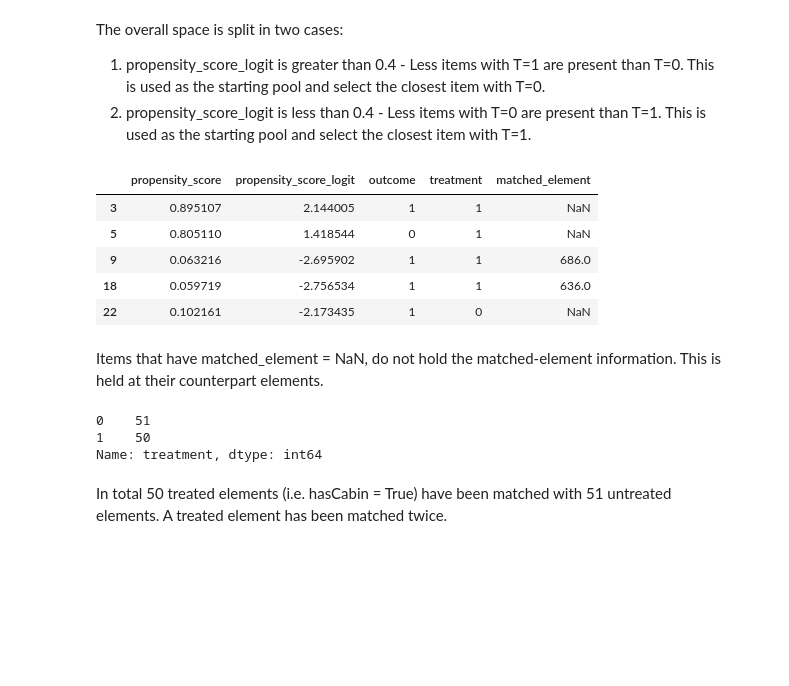
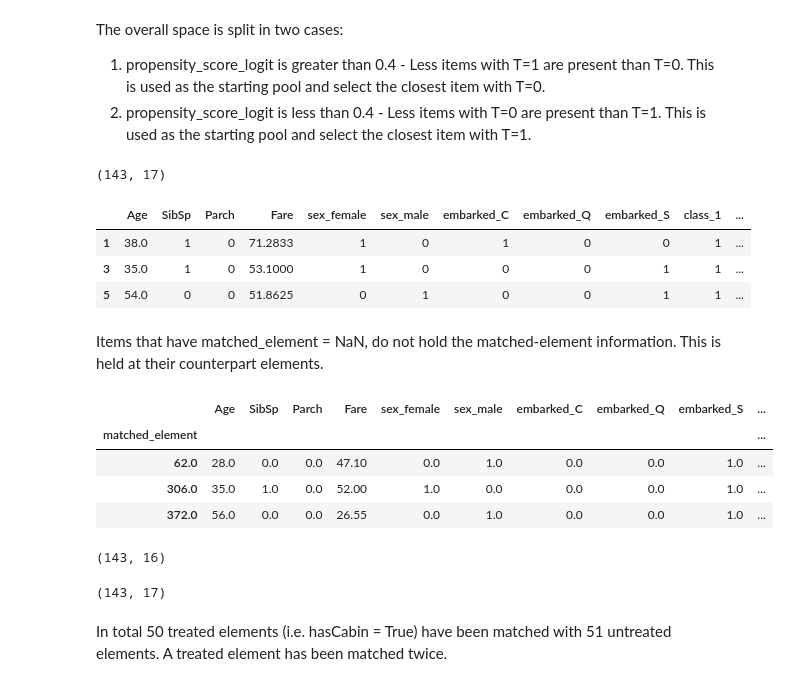
Before and after one commit to konosp/propensity-score-matching, a Jupyter notebook: propensity_score_matching_v2.ipynb, the cells around one changed output. Drawn from its saved outputs; the diff is of its cells as text; code cells hidden in the pictures; blank space fills up the shorter version.

```diff
--- a/propensity_score_matching_v2.ipynb
+++ b/propensity_score_matching_v2.ipynb
@@ -59,6 +62,7 @@ df = pd.read_csv('train.csv')
 # Elements are dropped for simplicity.
 df = df[~df.Age.isna()]
 df = df[~df.Embarked.isna()]
+df = df.reset_index()
 y = df[['Survived']]
 df = df.drop(columns = ['Survived'])
 # %% [markdown]
@@ -191,7 +169,8 @@ caliper = np.std(df_data.propensity_score) * 0.25
 
 print('\nCaliper (radius) is: {:.4f}\n'.format(caliper))
 
-df_data = X_encoded.loc[common_support].reset_index().rename(columns = {'index':'old_index'})
+# df_data = X_encoded.loc[common_support].reset_index().rename(columns = {'index':'old_index'})
+df_data = X_encoded #.loc[common_support].reset_index() # .rename(columns = {'index':'old_index'})
 
 knn = NearestNeighbors(n_neighbors=10 , p = 2, radius=caliper)
 knn.fit(df_data[['propensity_score_logit']].to_numpy())
@@ -247,2 +233,6 @@ df_data['matched_element'] = df_data.reset_index().apply(perfom_matching, axis =
+# %%
+df_data.loc[~df_data.matched_element.isna()].shape
+# %% [output]
+(143, 17)
 # %%
 treated_with_match = ~df_data.matched_element.isna()
@@ -254,17 +240,38 @@ matched_data = df_data.loc[all_matched_elements]
-# %%
-matched_data[['propensity_score','propensity_score_logit','outcome','treatment','matched_element']].head(5)
-# %% [output]
-|  | propensity_score | propensity_score_logit | outcome | treatment | matched_element |
-| 3 | 0.895107 | 2.144005 | 1 | 1 | NaN |
-| 5 | 0.805110 | 1.418544 | 0 | 1 | NaN |
-| 9 | 0.063216 | -2.695902 | 1 | 1 | 686.0 |
-| 18 | 0.059719 | -2.756534 | 1 | 1 | 636.0 |
-| 22 | 0.102161 | -2.173435 | 1 | 0 | NaN |
+# %%
+treated_matched_data = df_data[treated_with_match][df_data.columns]
+treated_matched_data.head(3)
+# %% [output]
+|  | Age | SibSp | Parch | Fare | sex_female | sex_male | embarked_C | embarked_Q | embarked_S | class_1 | ... |
+| 1 | 38.0 | 1 | 0 | 71.2833 | 1 | 0 | 1 | 0 | 0 | 1 | ... |
+| 3 | 35.0 | 1 | 0 | 53.1000 | 1 | 0 | 0 | 0 | 1 | 1 | ... |
+| 5 | 54.0 | 0 | 0 | 51.8625 | 0 | 1 | 0 | 0 | 1 | 1 | ... |
 # %% [markdown]
 Items that have matched_element = NaN, do not hold the matched-element information. This is held at their counterpart elements.
-# %%
-matched_data.treatment.value_counts()
-# %% [output]
-0    51
-1    50
-Name: treatment, dtype: int64
+# %%
+def obtain_match_details(row, all_data, attribute):
+    return all_data.loc[row.matched_element][attribute]
+
+untreated_matched_data = pd.DataFrame(data = treated_matched_data.matched_element)
+
+attributes = ['Age', 'SibSp', 'Parch', 'Fare', 'sex_female', 'sex_male', 'embarked_C',
+       'embarked_Q', 'embarked_S', 'class_1', 'class_2', 'class_3',
+       'propensity_score', 'propensity_score_logit', 'outcome', 'treatment']
+for attr in attributes:
+    untreated_matched_data[attr] = untreated_matched_data.apply(obtain_match_details, axis = 1, all_data = df_data, attribute = attr)
+
+untreated_matched_data = untreated_matched_data.set_index('matched_element')
+untreated_matched_data.head(3)
+# %% [output]
+|  | Age | SibSp | Parch | Fare | sex_female | sex_male | embarked_C | embarked_Q | embarked_S | ... |
+| matched_element |  |  |  |  |  |  |  |  |  | ... |
+| 62.0 | 28.0 | 0.0 | 0.0 | 47.10 | 0.0 | 1.0 | 0.0 | 0.0 | 1.0 | ... |
+| 306.0 | 35.0 | 1.0 | 0.0 | 52.00 | 1.0 | 0.0 | 0.0 | 0.0 | 1.0 | ... |
+| 372.0 | 56.0 | 0.0 | 0.0 | 26.55 | 0.0 | 1.0 | 0.0 | 0.0 | 1.0 | ... |
+# %%
+untreated_matched_data.shape
+# %% [output]
+(143, 16)
+# %%
+treated_matched_data.shape
+# %% [output]
+(143, 17)
```
Also changed, not shown: parts of 25 cells of this notebook.
